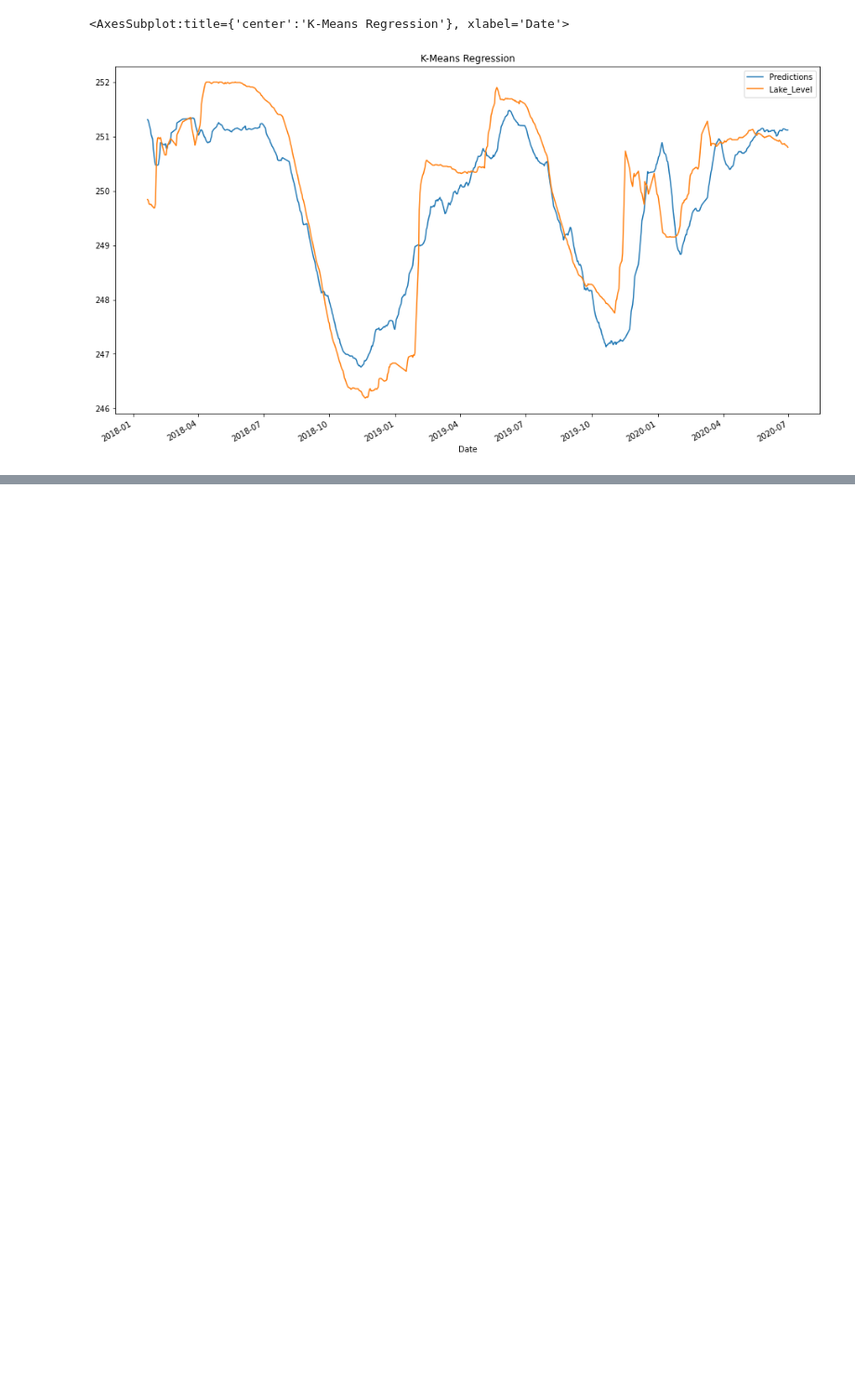
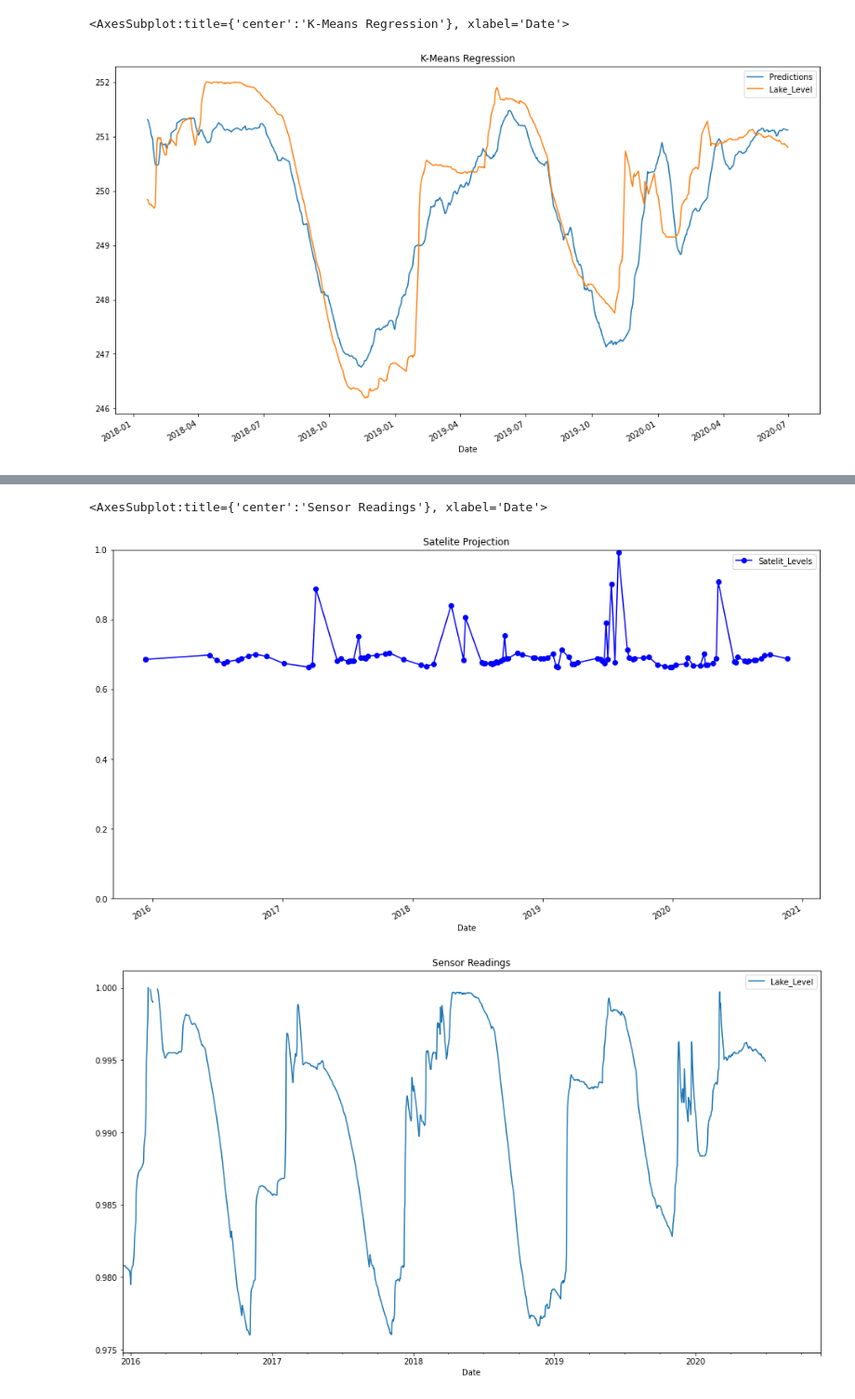
Before and after one commit to KlemenKozelj/master_thesis, a Jupyter notebook: 02_Lake_Bilancino.ipynb, the cells around one changed output, grey strips where cells are left out. Shown at 93% size. Saved outputs shown, nothing was run; the diff lists cells and outputs as text; code cells hidden in the pictures; blank space fills up the shorter version.

```diff
--- a/02_Lake_Bilancino.ipynb
+++ b/02_Lake_Bilancino.ipynb
@@ -262,0 +272,25 @@ axarr[1].imshow(eopatch.data['NDWI'][image_i][..., 0])
+# %%
+water_level_percentage = []
+
+for satelite_image in NDWI:
+    values = satelite_image.flatten() > NDWI_threshhold
+    water_level_percentage.append(1 - sum(values) / len(values))
+
+eo_result = pd.DataFrame({ 'Date': eopatch.timestamp, 'Satelit_Levels': water_level_percentage, })
+# %%
+real_values=df.loc[df['Date'] >= min(eopatch.timestamp), ['Date', 'Lake_Level']]
+real_values['Lake_Level'] = real_values['Lake_Level'] / max(real_values['Lake_Level'])
+
+eo_result2 = eo_result.copy()
+
+#real_values
+
+#eo_result
+
+
+eo_result.plot(x='Date', title='Satelite Projection', figsize=(16, 9), ylim=(0, 1), style=['bo-'])
+real_values.plot(x='Date', title='Sensor Readings', figsize=(16, 9), xlim=(min(eo_result['Date']), max(eo_result['Date'])))
+# %% [output]
+<AxesSubplot:title={'center':'Sensor Readings'}, xlabel='Date'>
+[figure, added]
+[figure, added]
```
Also changed, not shown: parts of 6 cells of this notebook, 1 other file.
